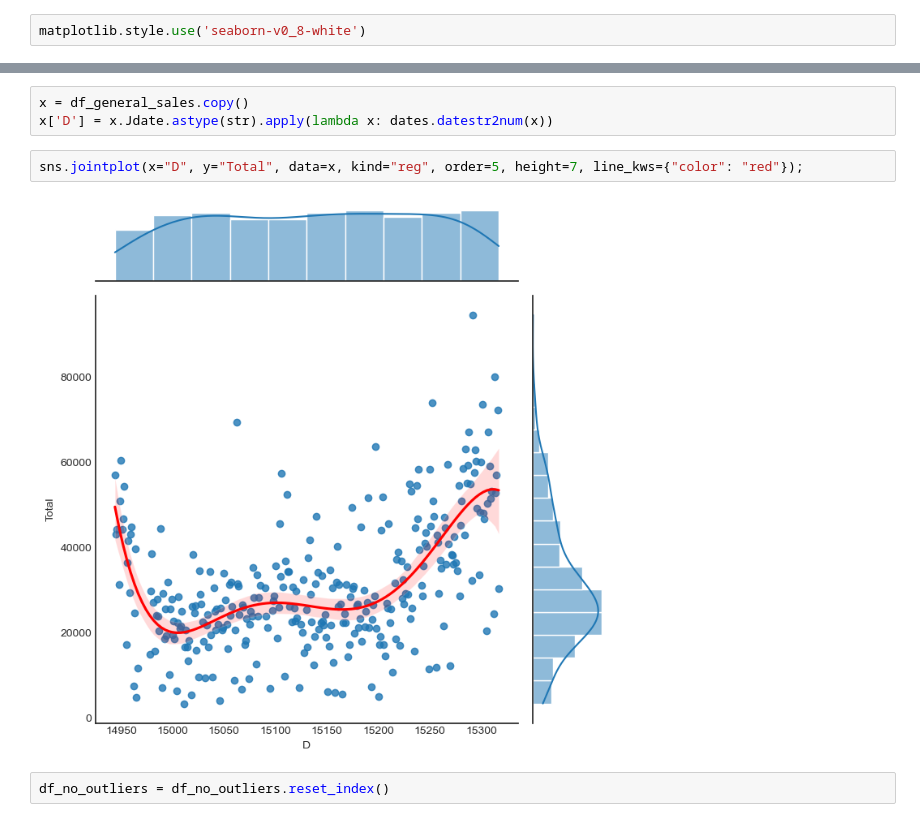
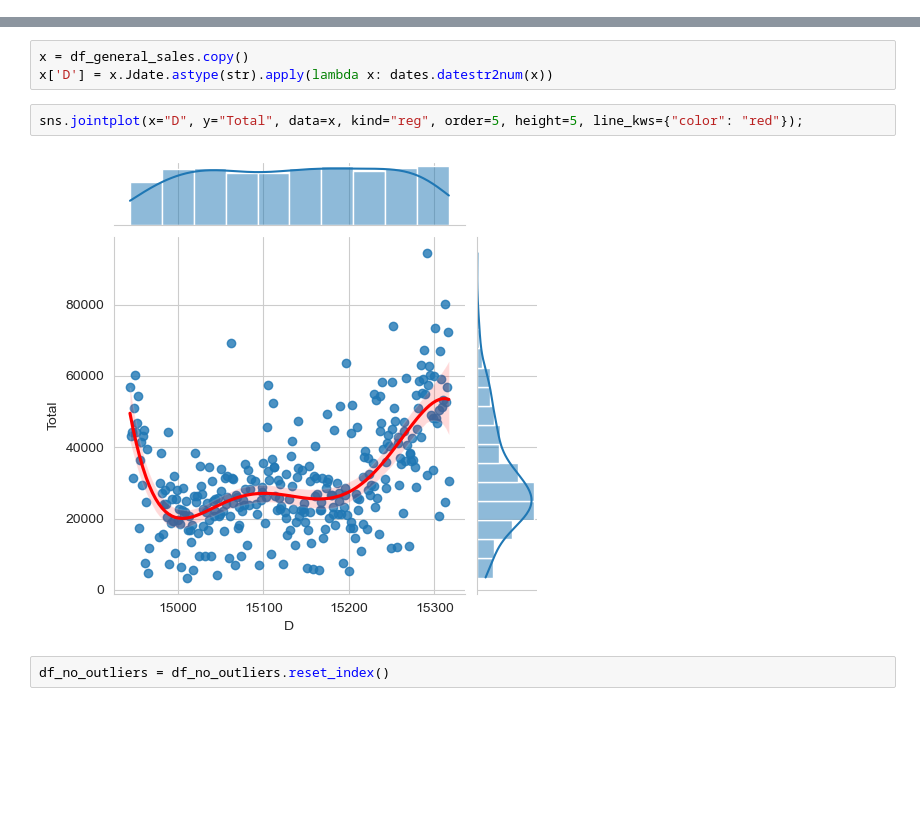
Before and after one commit to ciCciC/forecastingUsingDNNets, a Jupyter notebook: notebooks/v1.ipynb, the cells around one changed output, grey strips where cells are left out. Drawn from its saved outputs; the diff is of its cells as text; blank space fills up the shorter version.

```diff
--- a/notebooks/v1.ipynb
+++ b/notebooks/v1.ipynb
@@ -18,8 +17,6 @@ tf.config.list_physical_devices()
 # %% [output]
 [PhysicalDevice(name='/physical_device:CPU:0', device_type='CPU'),
  PhysicalDevice(name='/physical_device:GPU:0', device_type='GPU')]
-# %%
-matplotlib.style.use('seaborn-v0_8-white')
 # %%
 df_commerce = pd.read_csv('../data/e_commerce_uk.csv', encoding = 'ISO-8859-1')
 # %%
@@ -158,9 +157,9 @@ ax.legend();
 x = df_general_sales.copy()
 x['D'] = x.Jdate.astype(str).apply(lambda x: dates.datestr2num(x))
 # %%
-sns.jointplot(x="D", y="Total", data=x, kind="reg", order=5, height=7, line_kws={"color": "red"});
+sns.jointplot(x="D", y="Total", data=x, kind="reg", order=5, height=5, line_kws={"color": "red"});
 # %% [output]
-[figure, old version]
+[figure, new version]
 # %%
 df_no_outliers = df_no_outliers.reset_index()
 # %%
```
Also changed, not shown: parts of 41 cells of this notebook, 6 other files.
